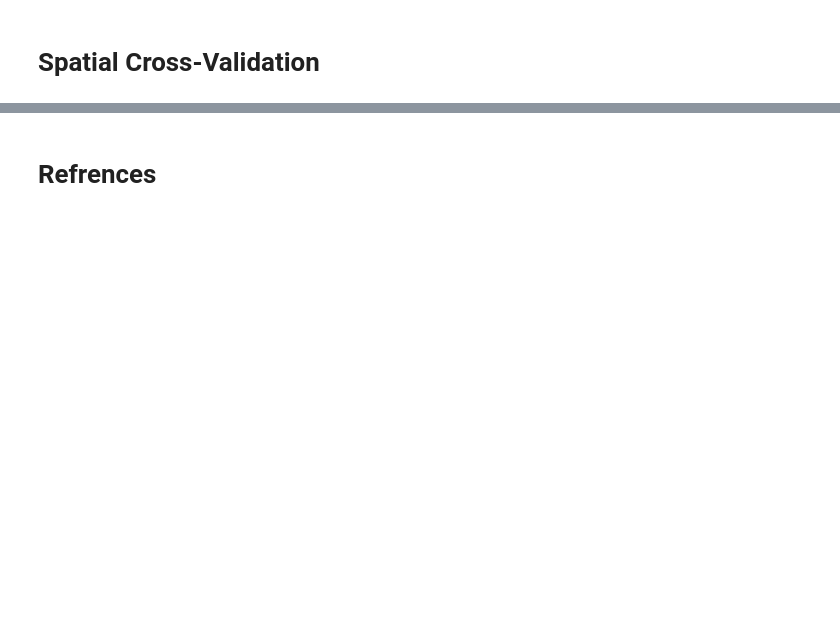
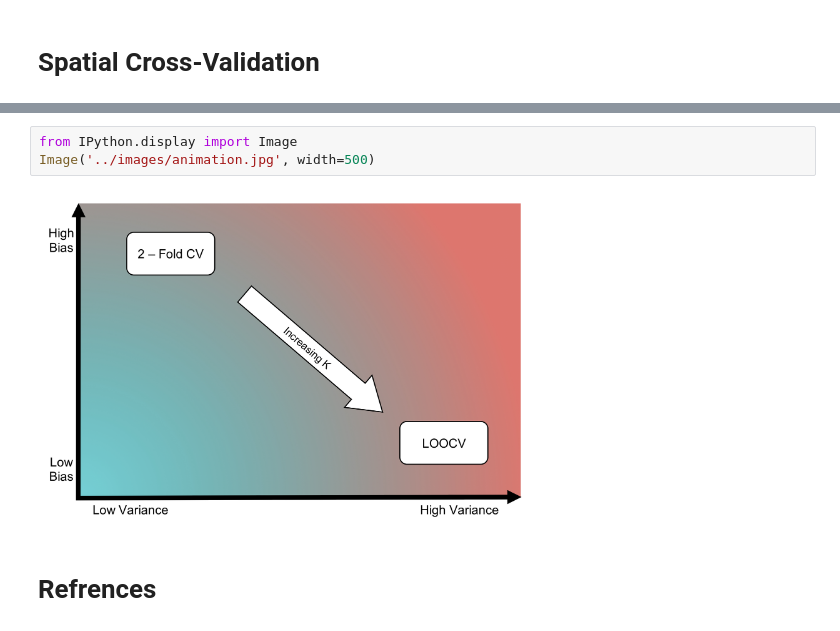
Before and after one commit to reidfalconer/14D001_spatial_cv, a Jupyter notebook: notebook/Spatial_Cross_Validation.ipynb, the cells around one changed output, grey strips where cells are left out. Saved outputs shown, nothing was run; the diff lists cells and outputs as text; blank space fills up the shorter version.

```diff
--- a/notebook/Spatial_Cross_Validation.ipynb
+++ b/notebook/Spatial_Cross_Validation.ipynb
@@ -10,3 +42,8 @@
+# %%
+from IPython.display import Image
+Image('../images/animation.jpg', width=500)
+# %% [output]
+[figure, added]
 # %% [markdown]
 # Refrences
 # %% [markdown]
```
Also changed, not shown: parts of 9 cells of this notebook, 8 other files.
